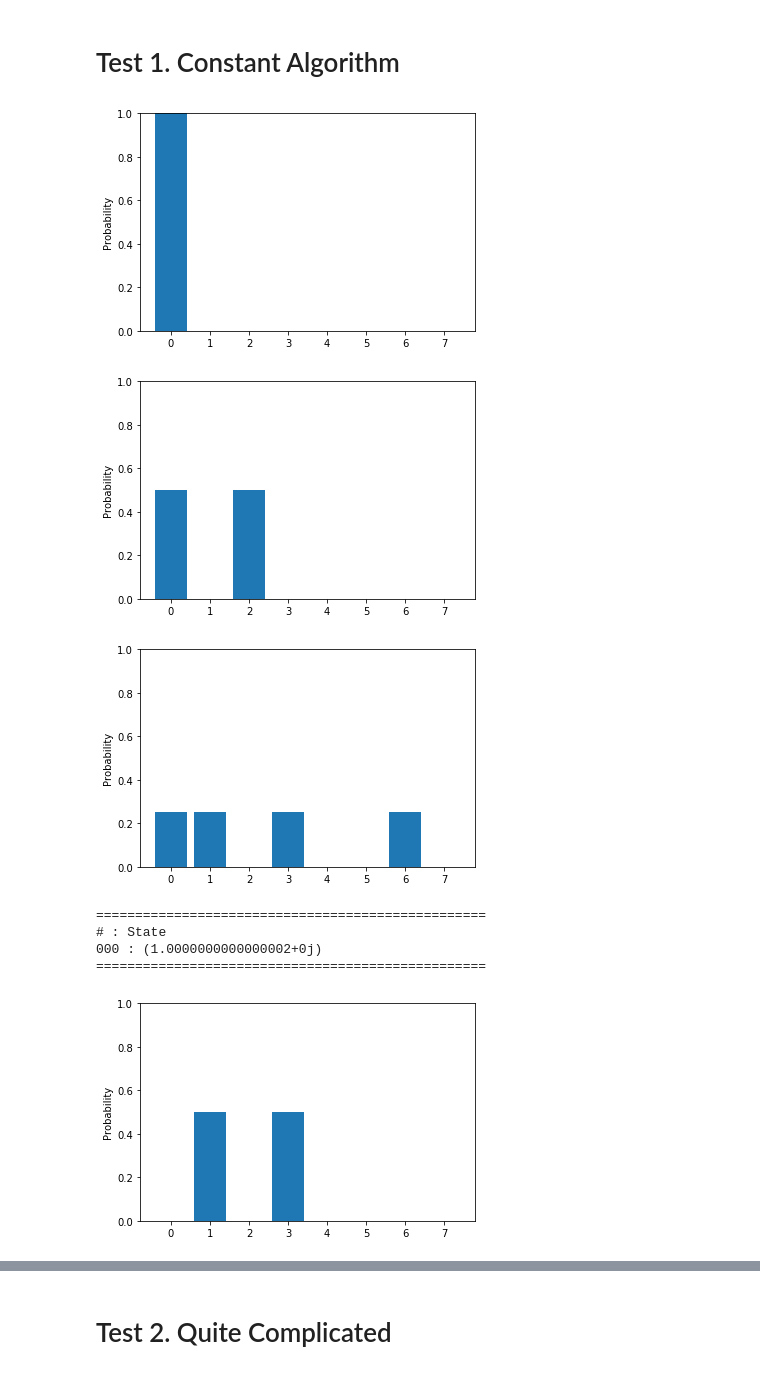
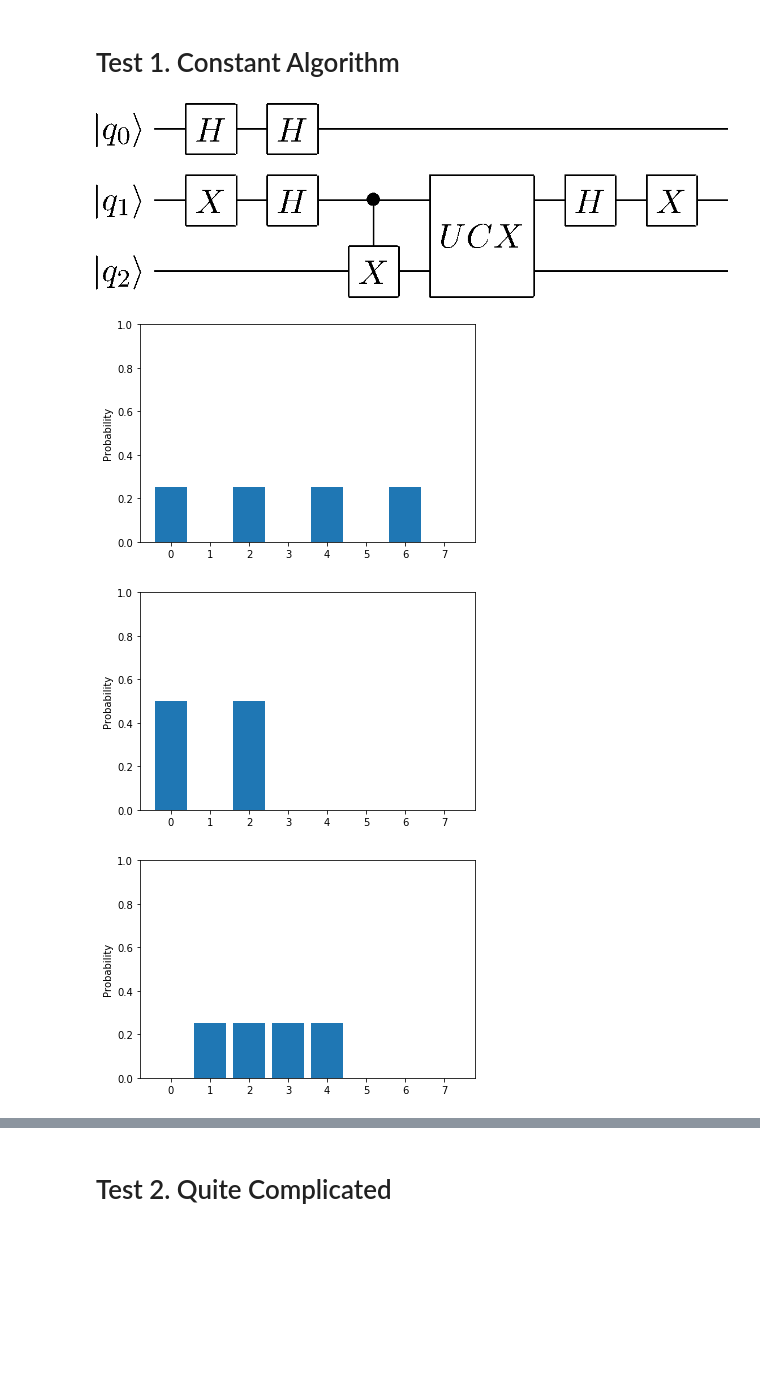
Before and after one commit to GyunghunKim/QCAD, a Jupyter notebook: Test.ipynb, the cells around one changed output, grey strips where cells are left out. Cells and saved outputs as stored; diff of their text form; code cells hidden in the pictures; blank space fills up the shorter version.

Commit message:
Circuit rendering completed, file cleanup needed

```diff
--- a/Test.ipynb
+++ b/Test.ipynb
@@ -1,39 +1,36 @@
 # %% [markdown]
 # Test 1. Constant Algorithm
 # %%
-from QCAD import Module, QuantumCircuit, execute
+from QCAD import Module, execute
 from QCAD import TypicalModule as tm
+from QCAD.CircuitDrawer import draw
 
 import numpy as np
 
 UCX = tm.U('UCX', 2, [[1., 0., 0., 0.],
                      [0., 1., 0., 0.],
                      [0., 0., 0., 1.],
                      [0., 0., 1., 0.]])
 
 QC = Module('QC', 3, [tm.H[0],
                      tm.X[1],
                      tm.H[1],
-                     UCX[1, 2],
+                     tm.CX[1, 2],
                      UCX[1, 2],
                      tm.H[0],
                      tm.H[1],
                      tm.X[1]])
 
-qc = QuantumCircuit(QC)
+draw(QC, 'decomposed')
 
-execute('MatrixModel', qc, option='barplot')
-execute('MatrixModel', qc, initial_state = [[1, 0], [1/np.sqrt(2), 1/np.sqrt(2)], [1, 0]], option='barplot')
-execute('MatrixModel', qc, initial_state = [0.5, 0.5, 0, 0.5, 0, 0, 0.5, 0], option='barplot')
-execute('Cimulator', qc, option='barplot')
-execute('Cimulator', qc, initial_state = [[0, 1], [1/np.sqrt(2), 1/np.sqrt(2)], [1, 0]], option='barplot')
-execute('Cimulator', qc, initial_state = [0.5, 0.5, 0, 0.5, 0, 0, 0.5, 0], option='barplot')
+execute('MatrixModel', QC, option='barplot')
+execute('MatrixModel', QC, initial_state = [[1, 0], [1/np.sqrt(2), 1/np.sqrt(2)], [1, 0]], option='barplot')
+execute('MatrixModel', QC, initial_state = [0.5, 0.5, 0, 0.5, 0, 0, 0.5, 0], option='barplot')
+execute('Cimulator', QC, option='barplot')
+execute('Cimulator', QC, initial_state = [[0, 1], [1/np.sqrt(2), 1/np.sqrt(2)], [1, 0]], option='barplot')
+execute('Cimulator', QC, initial_state = [0.5, 0.5, 0, 0.5, 0, 0, 0.5, 0], option='barplot')
 # %% [output]
-[figure, old version]
+[figure, new version]
-[figure, old version]
+[figure, new version]
-[figure, old version]
+[figure, new version]
-==================================================
-# : State
-000 : (1.0000000000000002+0j)
-==================================================
-[figure, old version]
+[figure, new version]
```
Also changed, not shown: parts of 2 cells of this notebook, 10 other files.
